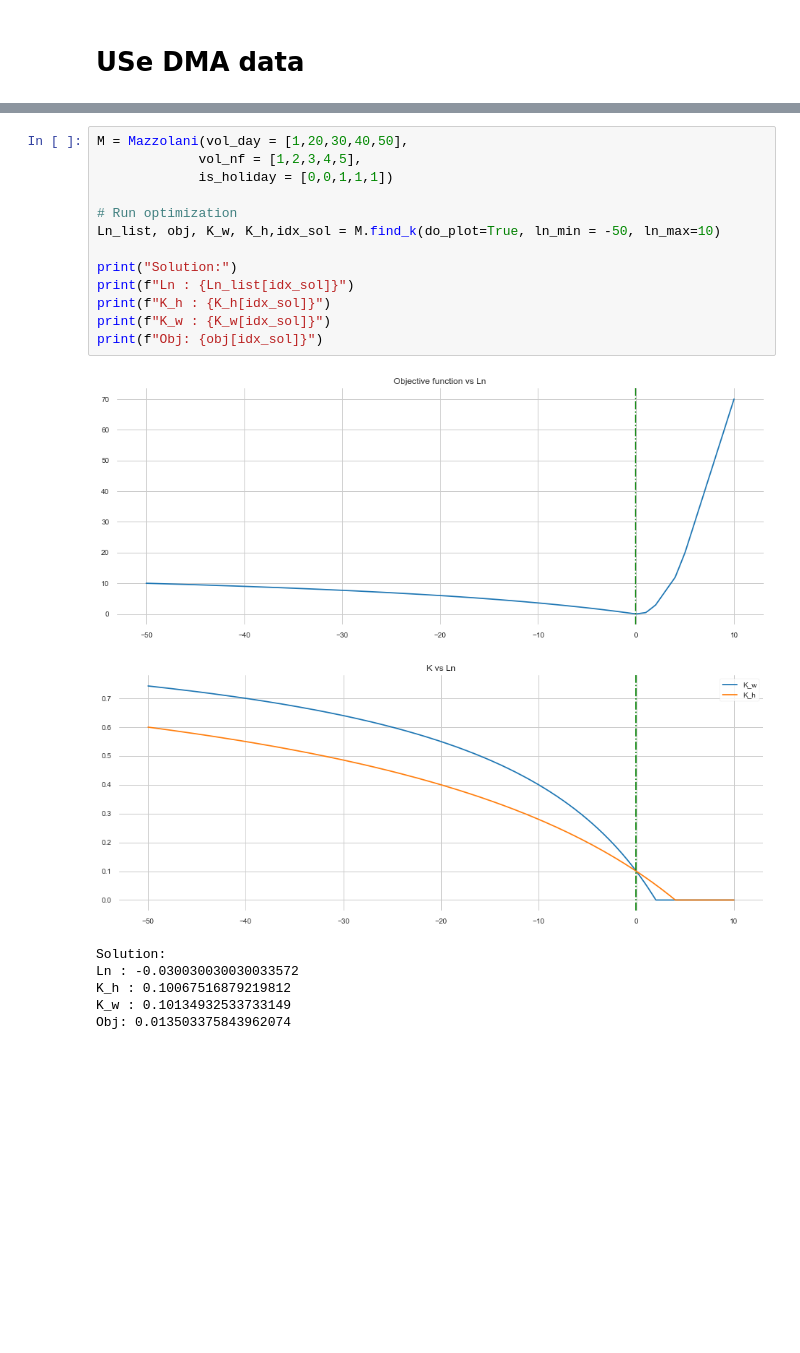
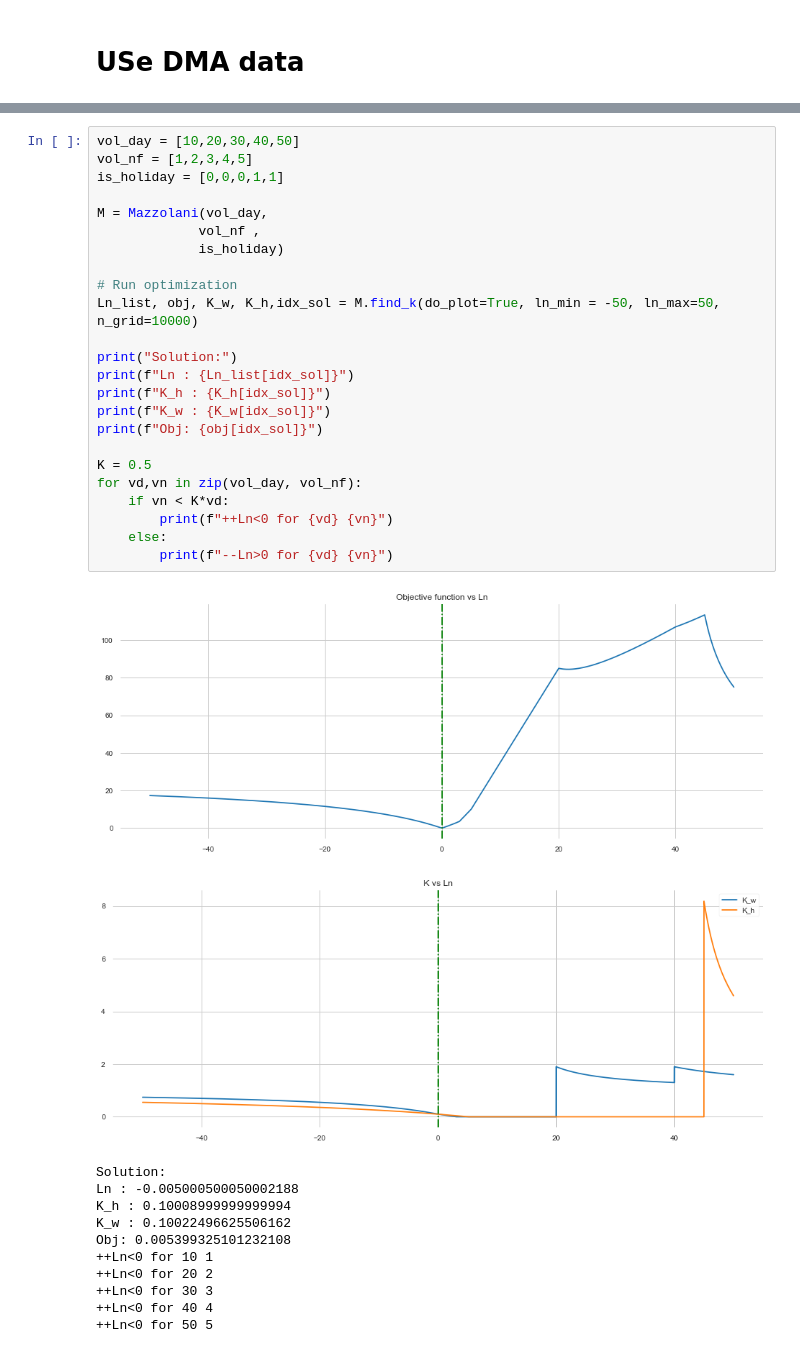
Before and after one commit to StorWater/StorWater_POC, a Jupyter notebook: notebooks/07-jsg-Mazzolani.ipynb, the cells around one changed output, grey strips where cells are left out. Drawn from its saved outputs; the diff is of its cells as text; blank space fills up the shorter version.

```diff
--- a/notebooks/07-jsg-Mazzolani.ipynb
+++ b/notebooks/07-jsg-Mazzolani.ipynb
@@ -502,21 +483,37 @@ plt.show()
 # %%
-M = Mazzolani(vol_day = [1,20,30,40,50],
-             vol_nf = [1,2,3,4,5],
-             is_holiday = [0,0,1,1,1])
+vol_day = [10,20,30,40,50]
+vol_nf = [1,2,3,4,5]
+is_holiday = [0,0,0,1,1]
+
+M = Mazzolani(vol_day,
+             vol_nf ,
+             is_holiday)
 
 # Run optimization
-Ln_list, obj, K_w, K_h,idx_sol = M.find_k(do_plot=True, ln_min = -50, ln_max=10)
+Ln_list, obj, K_w, K_h,idx_sol = M.find_k(do_plot=True, ln_min = -50, ln_max=50, n_grid=10000)
 
 print("Solution:")
 print(f"Ln : {Ln_list[idx_sol]}")
 print(f"K_h : {K_h[idx_sol]}")
 print(f"K_w : {K_w[idx_sol]}")
 print(f"Obj: {obj[idx_sol]}")
+
+K = 0.5
+for vd,vn in zip(vol_day, vol_nf):
+    if vn < K*vd:
+        print(f"++Ln<0 for {vd} {vn}")
+    else:
+        print(f"--Ln>0 for {vd} {vn}")
 # %% [output]
-[figure, old version]
+[figure, new version]
-[figure, old version]
+[figure, new version]
 Solution:
-Ln : -0.030030030030033572
-K_h : 0.10067516879219812
-K_w : 0.10134932533733149
-Obj: 0.013503375843962074
+Ln : -0.005000500050002188
+K_h : 0.10008999999999994
+K_w : 0.10022496625506162
+Obj: 0.005399325101232108
+++Ln<0 for 10 1
+++Ln<0 for 20 2
+++Ln<0 for 30 3
+++Ln<0 for 40 4
+++Ln<0 for 50 5
```
Also changed, not shown: parts of 23 cells of this notebook, 6 other files.
